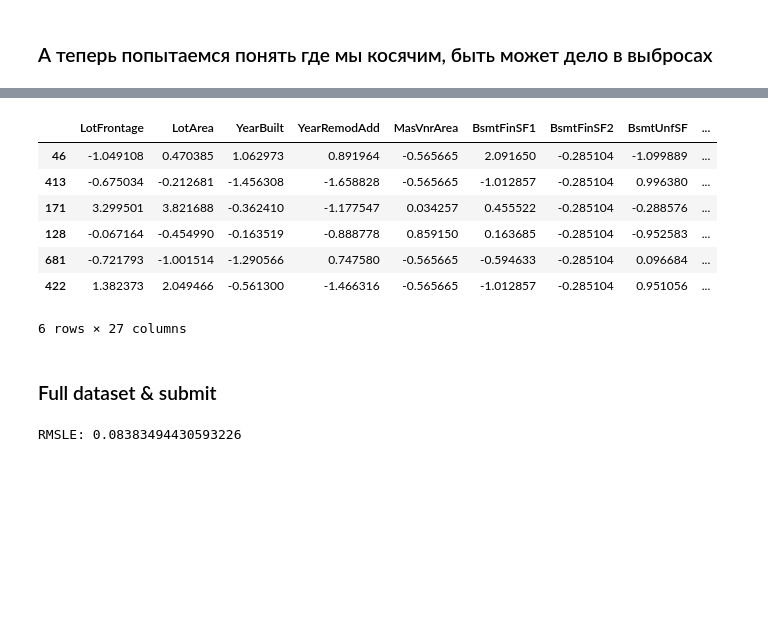
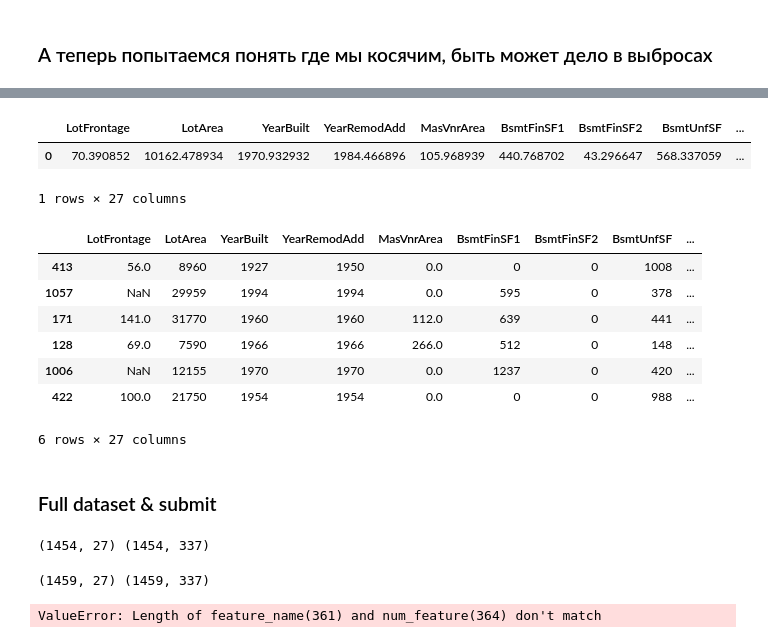
Before and after one commit to Altair200333/ML_tasks, a Jupyter notebook: task4/cat_boost_categorical.ipynb, the cells around one changed output, grey strips where cells are left out. Saved outputs shown, nothing was run; the diff lists cells and outputs as text; code cells hidden in the pictures; blank space fills up the shorter version.

```diff
--- a/task4/cat_boost_categorical.ipynb
+++ b/task4/cat_boost_categorical.ipynb
@@ -89,3 +85,8 @@ transformer.scaler_fit(X_train[num_candidates])
 
 X_train[num_candidates] = transformer.scaler_transform(X_train[num_candidates])
 X_test[num_candidates] = transformer.scaler_transform(X_test[num_candidates])
+# %%
+transformer.fit_encoder(X_train)
+
+X_train = transformer.encode(X_train)
+X_test = transformer.encode(X_test)
@@ -108,8 +112,8 @@ cat_features = np.where(X_train.loc[:, X_train.columns.values].dtypes == "object
 train_pool = Pool(X_train, y_train, cat_features=cat_features)
 dev_pool = Pool(X_test, y_test, cat_features=cat_features)
 
-model = CatBoostRegressor(learning_rate=0.01, iterations=1000, task_type="GPU",  devices='0:1')
-model.fit(train_pool, eval_set=dev_pool, early_stopping_rounds=10, verbose=0, plot=False)
+cat_model = CatBoostRegressor(iterations=10000, task_type="GPU",  devices='0:1')
+cat_model.fit(train_pool, eval_set=dev_pool, early_stopping_rounds=10, verbose=0, plot=False)
 # %% [output]
 <catboost.core.CatBoostRegressor at 0x...>
 # %%
@@ -236,0 +241,15 @@ RMSLE: 0.12359715712052127
+# %%
+xgb_model = xgb.XGBRegressor(
+    colsample_bytree=1.,
+    eta=0.01,
+    max_depth=4,
+    min_child_weight=1.5,
+    n_estimators=14400,
+    alpha=0.,
+    reg_lambda=0.4,
+    subsample=0.2)
+
+xgb_model.fit(X_train, y_train,  early_stopping_rounds=25, eval_set=[(X_test, y_test)], verbose=False)
+
+predictions = xgb_model.predict(X_test)
+print("RMSLE: " + str(rmsle(predictions, y_test)))
@@ -236,0 +258,6 @@ RMSLE: 0.12359715712052127
+# %%
+def predict_blend(X):
+    return 0.1 * lbg_model.predict(X) + 0.1 * cat_model.predict(X) + 0.8 * xgb_model.predict(X)
+
+predictions = predict_blend(X_test)
+print("RMSLE: " + str(rmsle(predictions, y_test)))
@@ -248,18 +276,24 @@ plt.plot(differences.values)
 # %%
-outliers_data = X_train.iloc[outliers_ids][num_candidates]
-df = pd.DataFrame(data=X_train.mean())
+outliers_data = X_train_orig.iloc[outliers_ids][num_candidates]
+df = pd.DataFrame(data=X_train_orig[num_candidates].mean())
 #df.T.head()
-outliers_data
+df.T
 #sns.displot(outliers_data['LotFrontage'])
 # %% [output]
 |  | LotFrontage | LotArea | YearBuilt | YearRemodAdd | MasVnrArea | BsmtFinSF1 | BsmtFinSF2 | BsmtUnfSF | ... |
-| 46 | -1.049108 | 0.470385 | 1.062973 | 0.891964 | -0.565665 | 2.091650 | -0.285104 | -1.099889 | ... |
-| 413 | -0.675034 | -0.212681 | -1.456308 | -1.658828 | -0.565665 | -1.012857 | -0.285104 | 0.996380 | ... |
-| 171 | 3.299501 | 3.821688 | -0.362410 | -1.177547 | 0.034257 | 0.455522 | -0.285104 | -0.288576 | ... |
-| 128 | -0.067164 | -0.454990 | -0.163519 | -0.888778 | 0.859150 | 0.163685 | -0.285104 | -0.952583 | ... |
-| 681 | -0.721793 | -1.001514 | -1.290566 | 0.747580 | -0.565665 | -0.594633 | -0.285104 | 0.096684 | ... |
-| 422 | 1.382373 | 2.049466 | -0.561300 | -1.466316 | -0.565665 | -1.012857 | -0.285104 | 0.951056 | ... |
+| 0 | 70.390852 | 10162.478934 | 1970.932932 | 1984.466896 | 105.968939 | 440.768702 | 43.296647 | 568.337059 | ... |
-6 rows × 27 columns
+1 rows × 27 columns
+# %%
+outliers_data
+# %% [output]
+|  | LotFrontage | LotArea | YearBuilt | YearRemodAdd | MasVnrArea | BsmtFinSF1 | BsmtFinSF2 | BsmtUnfSF | ... |
+| 413 | 56.0 | 8960 | 1927 | 1950 | 0.0 | 0 | 0 | 1008 | ... |
+| 1057 | NaN | 29959 | 1994 | 1994 | 0.0 | 595 | 0 | 378 | ... |
+| 171 | 141.0 | 31770 | 1960 | 1960 | 112.0 | 639 | 0 | 441 | ... |
+| 128 | 69.0 | 7590 | 1966 | 1966 | 266.0 | 512 | 0 | 148 | ... |
+| 1006 | NaN | 12155 | 1970 | 1970 | 0.0 | 1237 | 0 | 420 | ... |
+| 422 | 100.0 | 21750 | 1954 | 1954 | 0.0 | 0 | 0 | 988 | ... |
+6 rows × 27 columns
 # %% [markdown]
 ### Full dataset & submit
 # %%
@@ -290,6 +324,12 @@ X[num_candidates] = transformer.imputer_transform(X[num_candidates])
 transformer.scaler_fit(X[num_candidates])
 
 X[num_candidates] = transformer.scaler_transform(X[num_candidates])
+
+transformer.fit_encoder(X)
+
+X = transformer.encode(X)
+# %% [output]
+(1454, 27) (1454, 337)
 # %%
 validation = pd.read_csv("./test.csv")
 val_ids = validation["Id"]
@@ -305,4 +345,8 @@ validation = validation.drop(cats_to_drop, axis=1)
 validation[num_candidates] = transformer.imputer_transform(validation[num_candidates])
 
 validation[num_candidates] = transformer.scaler_transform(validation[num_candidates])
+
+validation = transformer.encode(validation)
+# %% [output]
+(1459, 27) (1459, 337)
 # %%
@@ -311,4 +355,10 @@ to_categorical(validation)
 # %%
+fit_params = {"early_stopping_rounds": 20,
+              "eval_metric": 'rmse',
+              "eval_set": [(X_test, y_test)],
+              'verbose': -1,
+              #'categorical_feature': cat_features
+              }
 lbg_model = lgb.LGBMRegressor(random_state=random_state, n_estimators=int(best['n_estimators']),
                               max_depth=int(best['max_depth']), learning_rate=best['learning_rate'], num_leaves = int(best['num_leaves']))
 lbg_model.fit(X, y, **fit_params)
@@ -316,4 +366,4 @@ lbg_model.fit(X, y, **fit_params)
 predictions = lbg_model.predict(X)
 print("RMSLE: " + str(rmsle(predictions, y)))
 # %% [output]
-RMSLE: 0.08383494430593226
+ValueError: Length of feature_name(361) and num_feature(364) don't match
```
Also changed, not shown: parts of 21 cells of this notebook, 9 other files.
